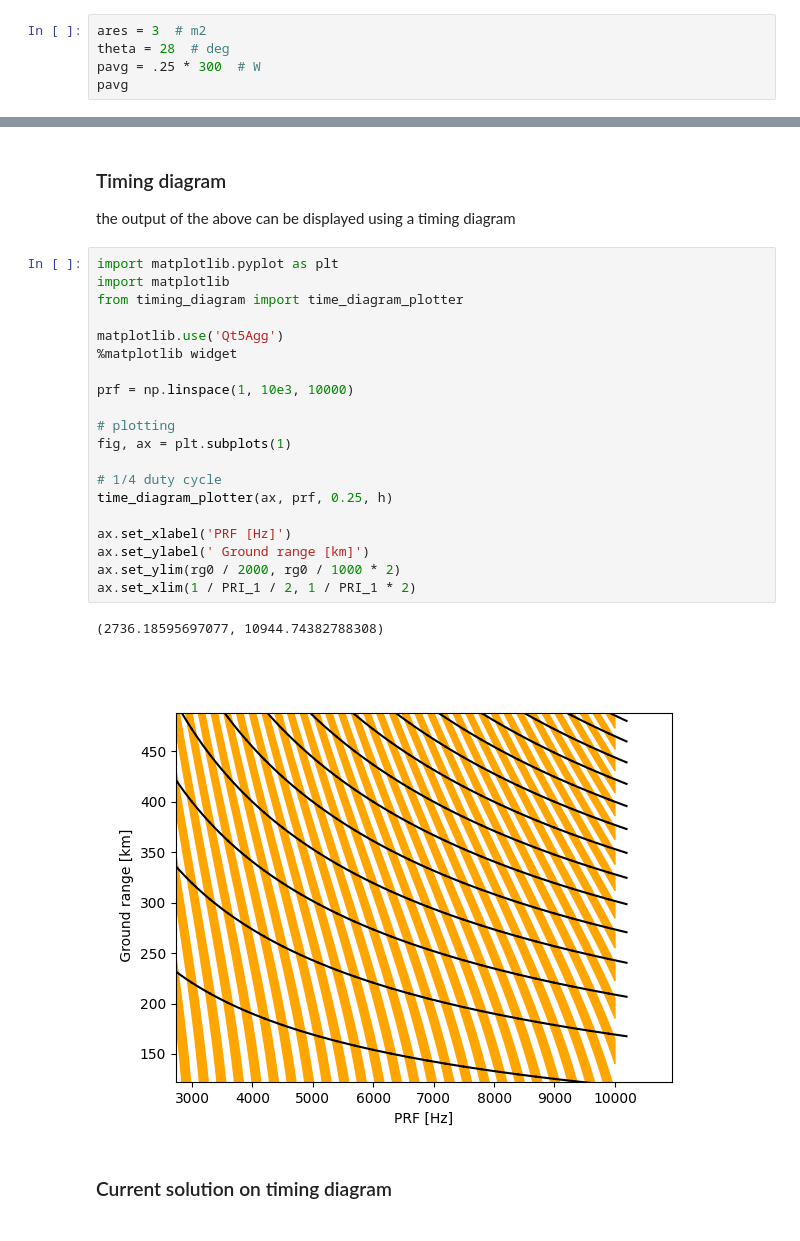
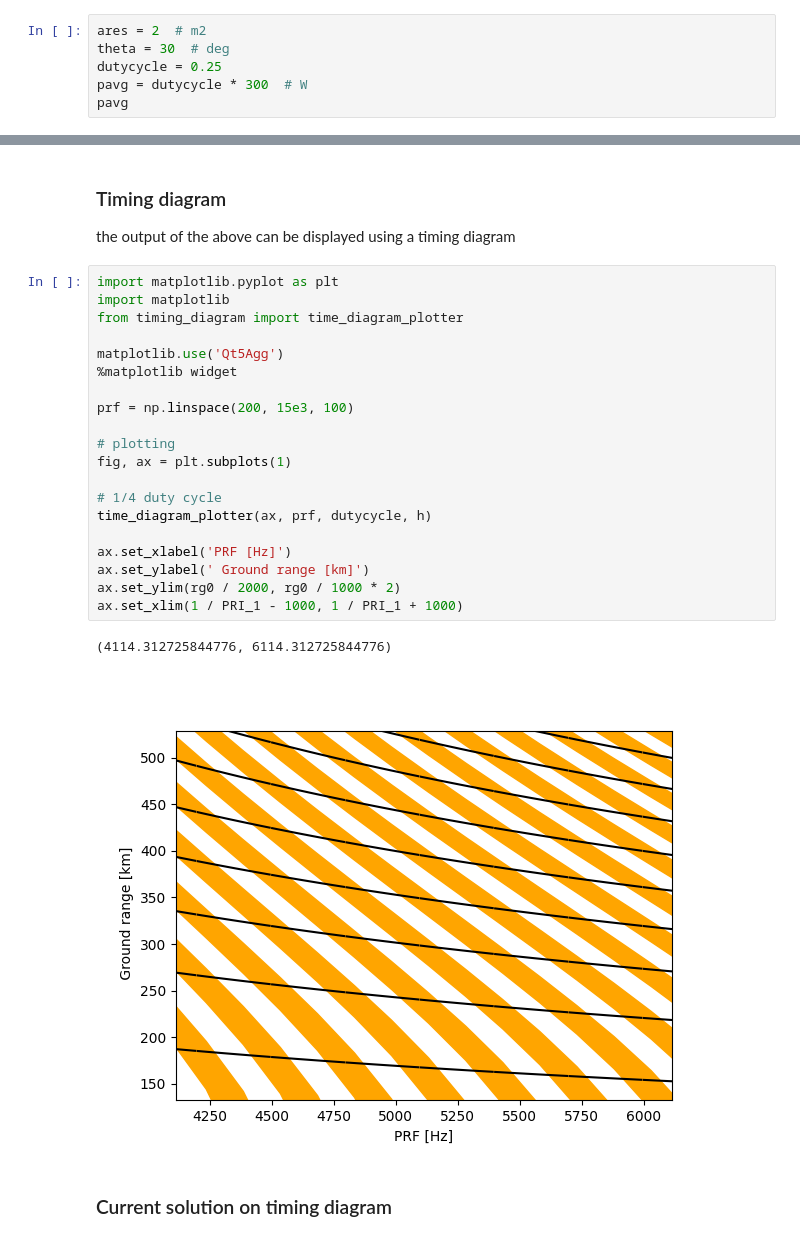
Before and after one commit to Mencarelli-Simone/design-baseline, a Jupyter notebook: design_assumptions.ipynb, the cells around one changed output, grey strips where cells are left out. Cells and saved outputs as stored; diff of their text form.

```diff
--- a/design_assumptions.ipynb
+++ b/design_assumptions.ipynb
@@ -17,9 +17,10 @@ h = 500e3  # m
 3. The duty cycle is set to be 1/4 (same of StriX) yielding an average power of 125 W.
 4. The acquisition mode is an azimuthally-ambiguous strip-map mode with full doppler bandwidth processed (hig resolution).
 # %%
-ares = 3  # m2
-theta = 28  # deg
-pavg = .25 * 300  # W
+ares = 2  # m2
+theta = 30  # deg
+dutycycle = 0.25
+pavg = dutycycle * 300  # W
 pavg
 # %% [output]
 75.0
@@ -138,26 +146,26 @@ the output of the above can be displayed using a timing diagram
 # %%
 import matplotlib.pyplot as plt
 import matplotlib
 from timing_diagram import time_diagram_plotter
 
 matplotlib.use('Qt5Agg')
 %matplotlib widget
 
-prf = np.linspace(1, 10e3, 10000)
+prf = np.linspace(200, 15e3, 100)
 
 # plotting
 fig, ax = plt.subplots(1)
 
 # 1/4 duty cycle
-time_diagram_plotter(ax, prf, 0.25, h)
+time_diagram_plotter(ax, prf, dutycycle, h)
 
 ax.set_xlabel('PRF [Hz]')
 ax.set_ylabel(' Ground range [km]')
 ax.set_ylim(rg0 / 2000, rg0 / 1000 * 2)
-ax.set_xlim(1 / PRI_1 / 2, 1 / PRI_1 * 2)
+ax.set_xlim(1 / PRI_1 - 1000, 1 / PRI_1 + 1000)
 # %% [output]
-(2736.18595697077, 10944.74382788308)
+(4114.312725844776, 6114.312725844776)
-[figure, old version]
+[figure, new version]
 # %% [markdown]
 ### Current solution on timing diagram
 # %%
```
Also changed, not shown: parts of 35 cells of this notebook, 10 other files.
